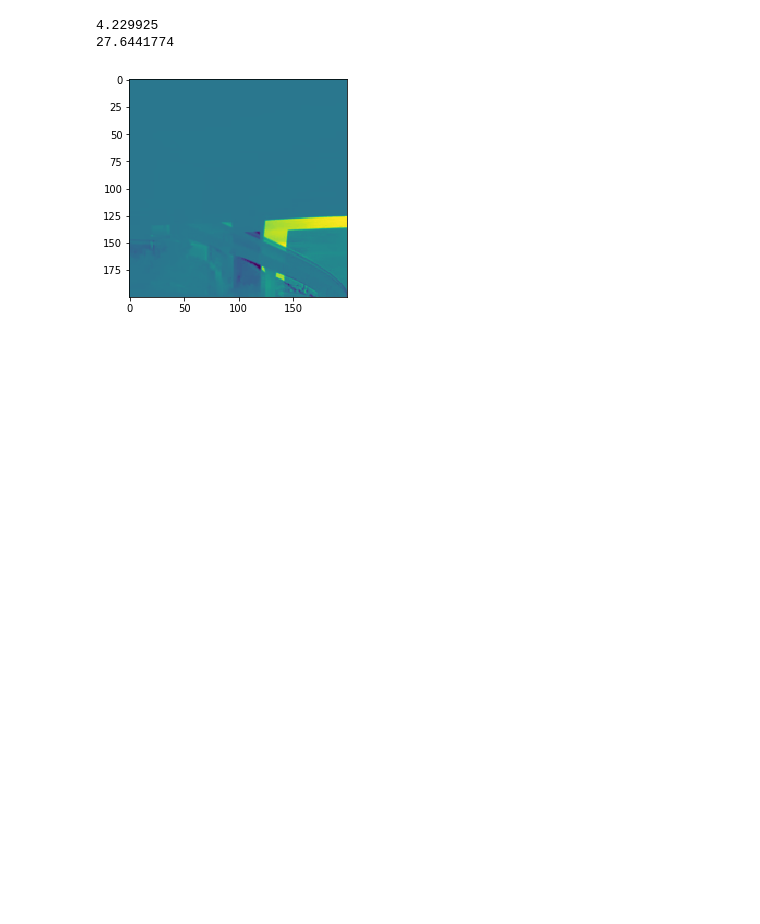
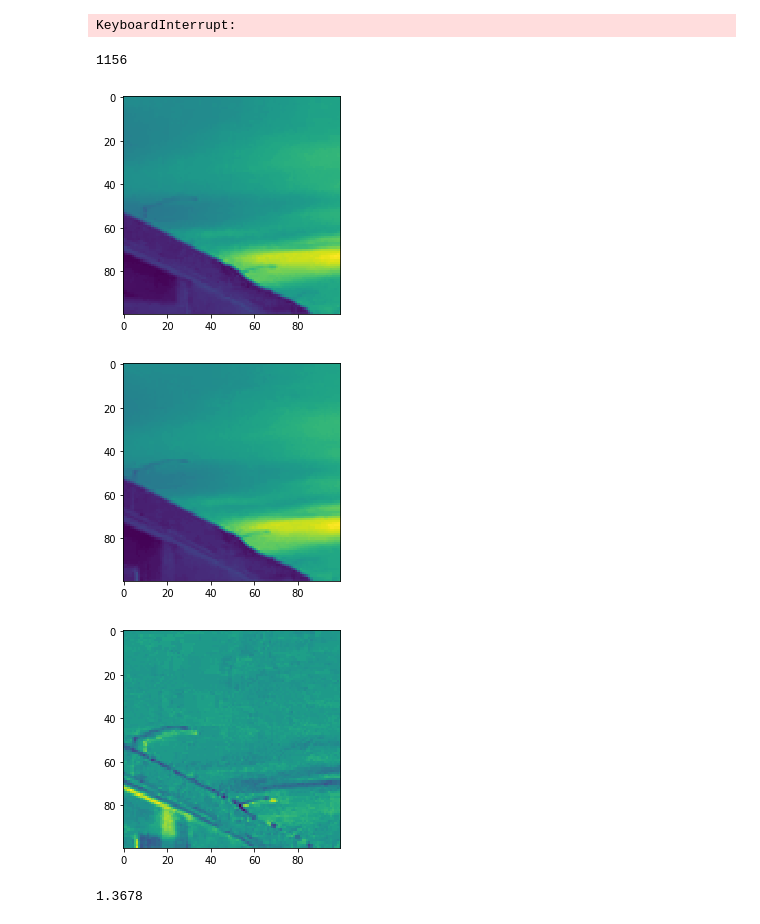
Before and after one commit to rezabonyadi/car_speed_estimation, a Jupyter notebook: Untitled2.ipynb, the cells around one changed output. Cells and saved outputs as stored; diff of their text form; code cells hidden in the pictures; blank space fills up the shorter version.

```diff
--- a/Untitled2.ipynb
+++ b/Untitled2.ipynb
@@ -6,20 +6,19 @@ from matplotlib import pyplot as plt
 cap = cv2.VideoCapture('data/train.mp4')
 file_speed = open('data/train.txt', 'r')
 
-x=10
-y=10
-h=200
-w=200
+x=100
+y=100
+h=100
+w=100
 
 nc = 5
 samples = []
 speeds = []
 i=0
-sample = np.zeros((nc, h, w))
+sample = np.zeros((h, w, nc))
 speed = np.zeros(nc)
 
 while(cap.isOpened()):
-
     ret, frame = cap.read()
     line = file_speed.readline()
 
@@ -31,32 +30,51 @@ while(cap.isOpened()):
     if cv2.waitKey(1) & 0xFF == ord('q'):
         break
 
-    sample[i, :, :] = crop_img
+    sample[:, :, i] = crop_img
     speed[i] = float(line)
 
     i += 1
 
     if i%nc==0:
         i = 0
-        samples.append(sample.copy())
+        samples.append((sample).copy())
         speeds.append(np.mean(speed))
 
 
 cap.release()
 cv2.destroyAllWindows()
+# %% [output]
+KeyboardInterrupt:
+# %%
+len(samples)
+# %% [output]
+1156
 # %%
 # Simple correlation between speed and changes in frames
 # %%
-index = 6
-print(np.mean(np.abs(samples[index][0]-samples[index][1])))
-print(speeds[index])
-# plt.imshow(samples[index][0])
-# plt.show()
-# plt.imshow(samples[index][3])
-# plt.show()
-plt.imshow(samples[index][3]-samples[index][0])
+index = 27
+# print(np.mean(np.abs(samples[index][0]-samples[index][1])))
+# print(speeds[index])
+plt.imshow(samples[index][:,:,0])
 plt.show()
+plt.imshow(samples[index][:,:,3])
+plt.show()
+plt.imshow(samples[index][:,:,3]-samples[index][:,:,0])
+plt.show()
 # %% [output]
-4.229925
-27.6441774
-[figure, old version]
+[figure, new version]
+[figure, added]
+[figure, added]
+# %%
+def correl_mismatch(slice0, slice1):
+    """ Negative correlation between the two images, flattened to 1D """
+#     m = -np.corrcoef(slice0.ravel(), slice1.ravel())[0, 1]
+    m = np.mean(np.abs(slice0-slice1))
+    return m
+
+index = 32
+img1 = samples[index][:,:,0]
+img2 = samples[index][:,:,1]
+correl_mismatch(img1, img2)
+# %% [output]
+1.3678
```
Also changed, not shown: parts of 16 cells of this notebook, 1 other file.
